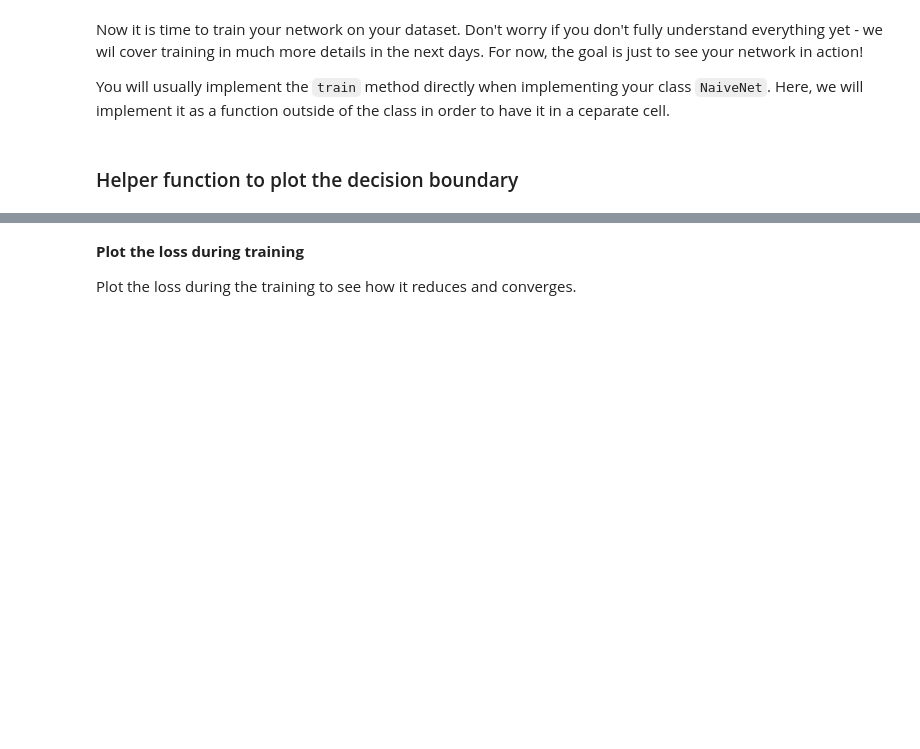
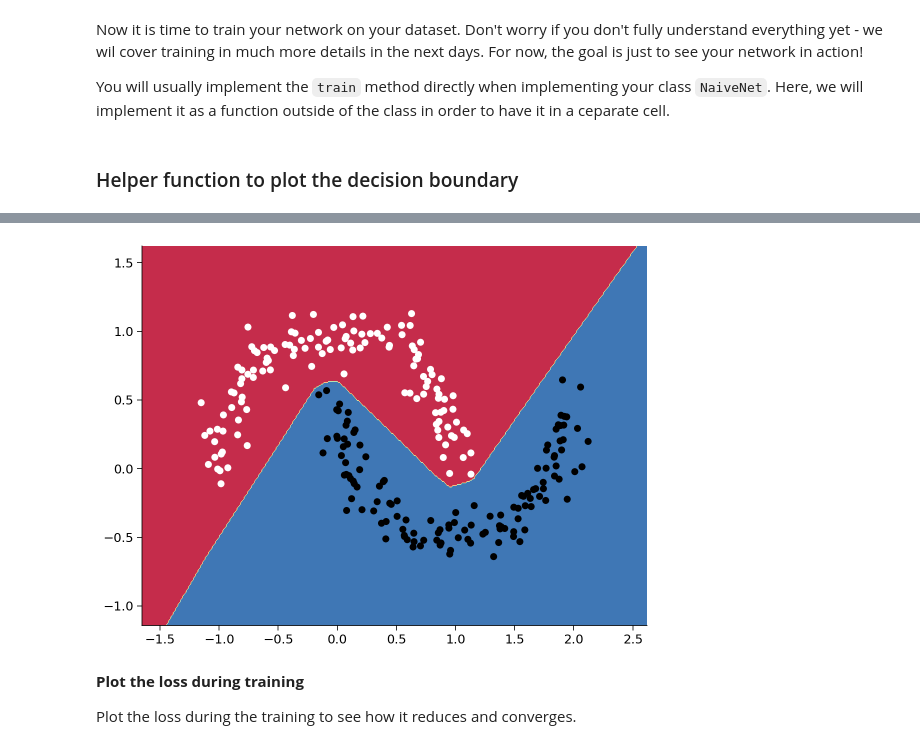
Before and after one commit to fabxy/course-content-dl, a Jupyter notebook: _sources/tutorials/W1D1_BasicsAndPytorch/student/W1D1_Tutorial1.ipynb, the cells around one changed output, grey strips where cells are left out. Saved outputs shown, nothing was run; the diff lists cells and outputs as text; code cells hidden in the pictures; blank space fills up the shorter version.

```diff
--- a/_sources/tutorials/W1D1_BasicsAndPytorch/student/W1D1_Tutorial1.ipynb
+++ b/_sources/tutorials/W1D1_BasicsAndPytorch/student/W1D1_Tutorial1.ipynb
@@ -1821,10 +1837,10 @@ class NaiveNet(nn.Module):
 
     # The network is defined as a sequence of operations
     self.layers = nn.Sequential(
-        nn.Linear(2, 16),  # Transformation from the input to the hidden layer
+        nn.Linear(2, 32),  # Transformation from the input to the hidden layer
         nn.ReLU(),         # Activation function (ReLU) is a non-linearity which is widely used because it reduces computation. The function returns 0 if it receives any
                            # negative input, but for any positive value x, it returns that value back.
-        nn.Linear(16, 2),  # Transformation from the hidden to the output layer
+        nn.Linear(32, 2),  # Transformation from the hidden to the output layer
     )
 
   # Specify the computations performed on the data
@@ -1979,7 +2046,7 @@ def train(model, X, y):
   optimizer = torch.optim.SGD(model.parameters(), lr=learning_rate)
 
   # Number of epochs
-  epochs = 15000
+  epochs = 30000
 
   # List of losses for visualization
   losses = []
@@ -2014,3 +2081,4 @@ def train(model, X, y):
 # Create a new network instance a train it
 model = NaiveNet().to(DEVICE)
 losses = train(model, X, y)
+# %% [output]
@@ -2017,3 +2102,4 @@ losses = train(model, X, y)
+[figure, added]
 # %% [markdown]
 **Plot the loss during training**
 
```
Also changed, not shown: parts of 29 cells of this notebook.
